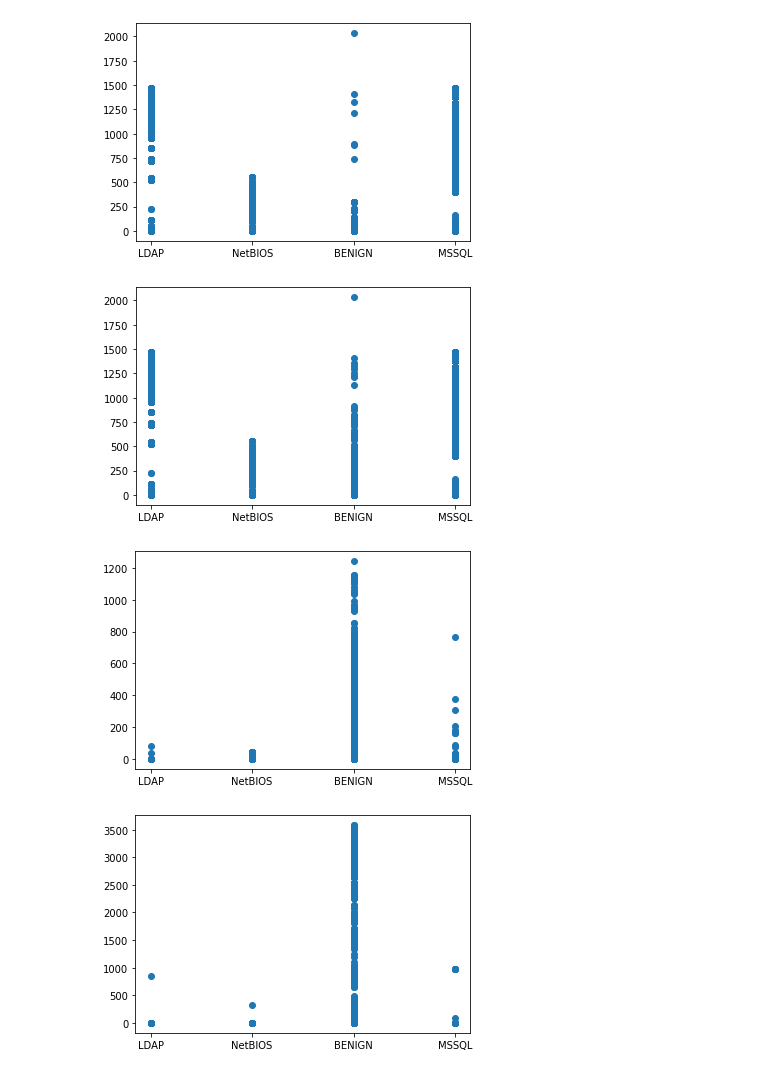
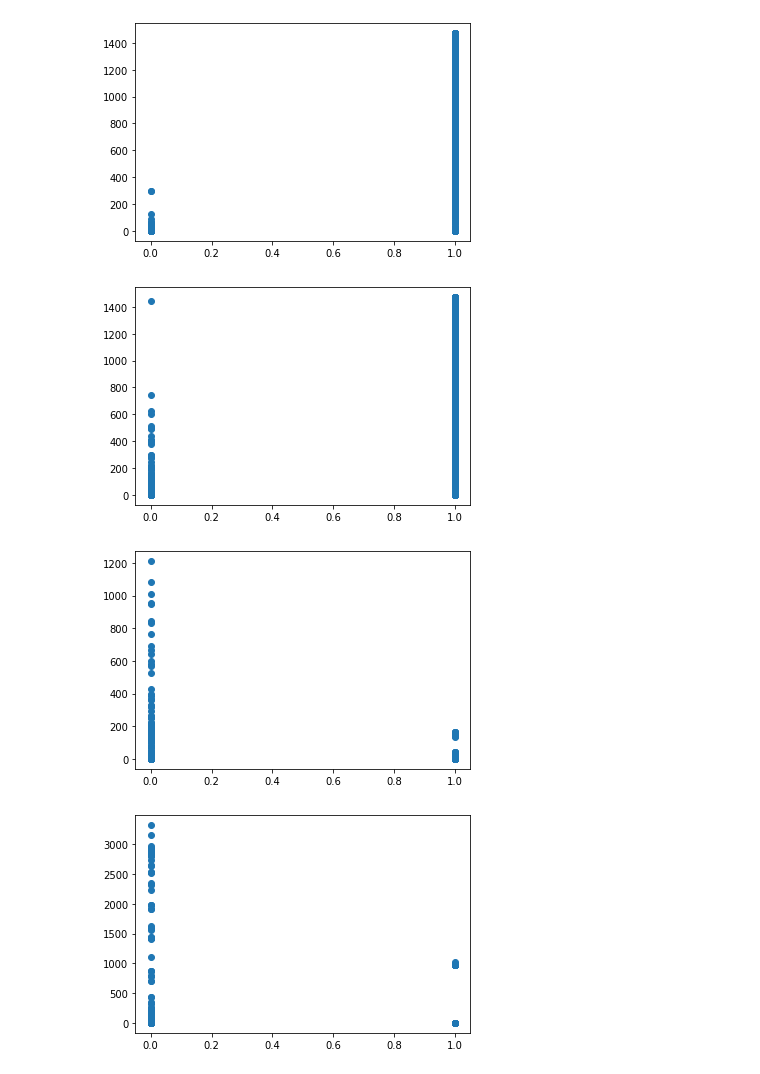
Before and after one commit to fatemehkarimi/network-attack-type-detection, a Jupyter notebook: src/preprocess/visualize.ipynb, the cells around one changed output. Drawn from its saved outputs; the diff is of its cells as text; code cells hidden in the pictures.

```diff
--- a/src/preprocess/visualize.ipynb
+++ b/src/preprocess/visualize.ipynb
@@ -5,5 +5,5 @@ from metadata.const import features
 # %%
-df = pd.read_csv('../dataset/sample.csv')
+df = pd.read_csv('../dataset/clean-sample-200k.csv')
 df.dropna(axis=0, inplace=True)
 print(len(df.index))
 # %% [output]
@@ -41,21 +41,21 @@ plt.show()
 # %%
-plt.scatter(df[features['label']], df[features['fwd_packet_len_min']])
+plt.scatter(df[class_label], df[features['fwd_packet_len_min']])
 plt.show()
 # %% [output]
-[figure, old version]
+[figure, new version]
 # %%
-plt.scatter(df[features['label']], df[features['fwd_packet_len_mean']])
+plt.scatter(df[class_label], df[features['fwd_packet_len_mean']])
 plt.show()
 # %% [output]
-[figure, old version]
+[figure, new version]
 # %%
-plt.scatter(df[features['label']], df[features['fwd_packet_len_std']])
+plt.scatter(df[class_label], df[features['fwd_packet_len_std']])
 plt.show()
 # %% [output]
-[figure, old version]
+[figure, new version]
 # %%
-plt.scatter(df[features['label']], df[features['bwd_packet_len_max']])
+plt.scatter(df[class_label], df[features['bwd_packet_len_max']])
 plt.show()
 # %% [output]
-[figure, old version]
+[figure, new version]
 # %%
```
Also changed, not shown: parts of 17 cells of this notebook, 7 other files.
